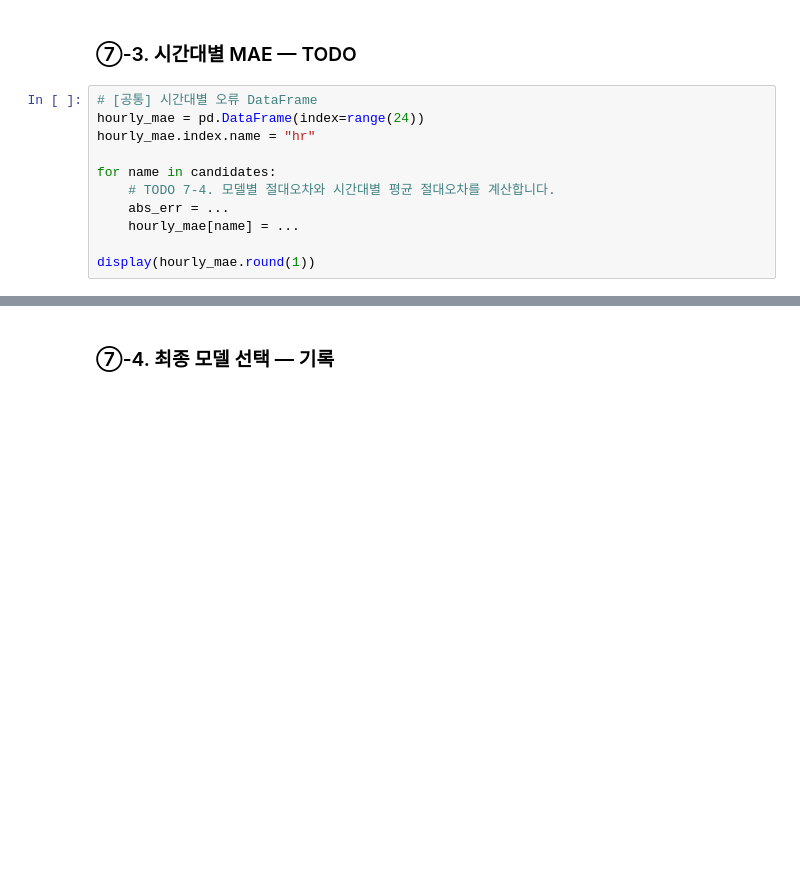
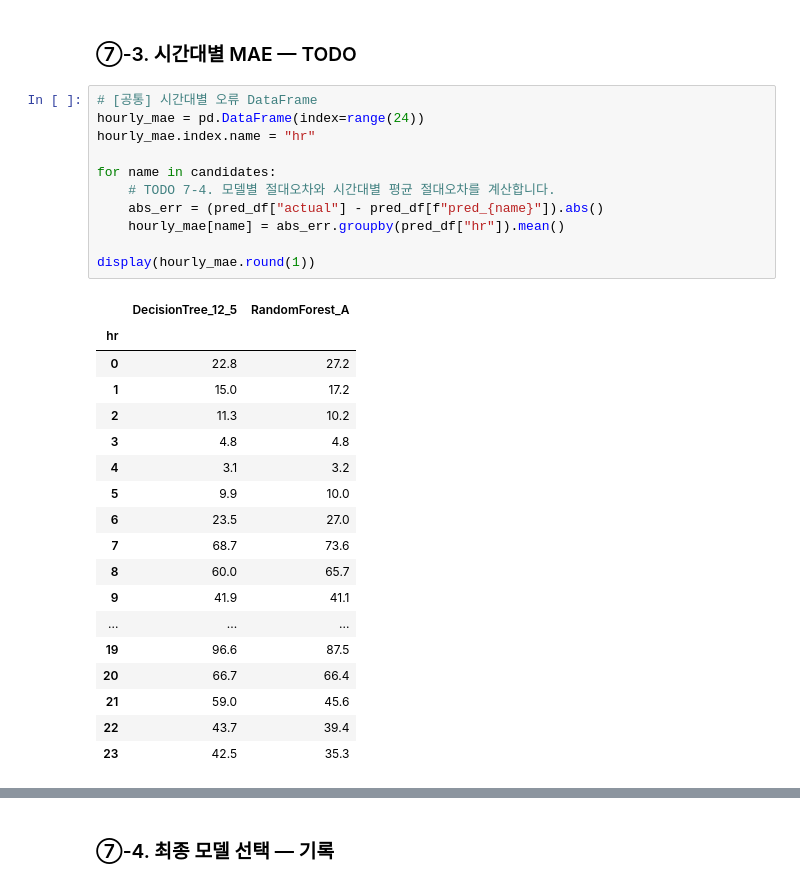
Before and after one commit to Kim-ms/ai-mini-projects, a Jupyter notebook: mini-project-01/code/01_regression_bike_demand.ipynb, the cells around one changed output, grey strips where cells are left out. Saved outputs shown, nothing was run; the diff lists cells and outputs as text; blank space fills up the shorter version.

```diff
--- a/mini-project-01/code/01_regression_bike_demand.ipynb
+++ b/mini-project-01/code/01_regression_bike_demand.ipynb
@@ -759,14 +796,33 @@ plt.show()
 # %%
 # [공통] 시간대별 오류 DataFrame
 hourly_mae = pd.DataFrame(index=range(24))
 hourly_mae.index.name = "hr"
 
 for name in candidates:
     # TODO 7-4. 모델별 절대오차와 시간대별 평균 절대오차를 계산합니다.
-    abs_err = ...
-    hourly_mae[name] = ...
+    abs_err = (pred_df["actual"] - pred_df[f"pred_{name}"]).abs()
+    hourly_mae[name] = abs_err.groupby(pred_df["hr"]).mean()
 
 display(hourly_mae.round(1))
+# %% [output]
+|  | DecisionTree_12_5 | RandomForest_A |
+| hr |  |  |
+| 0 | 22.8 | 27.2 |
+| 1 | 15.0 | 17.2 |
+| 2 | 11.3 | 10.2 |
+| 3 | 4.8 | 4.8 |
+| 4 | 3.1 | 3.2 |
+| 5 | 9.9 | 10.0 |
+| 6 | 23.5 | 27.0 |
+| 7 | 68.7 | 73.6 |
+| 8 | 60.0 | 65.7 |
+| 9 | 41.9 | 41.1 |
+| ... | ... | ... |
+| 19 | 96.6 | 87.5 |
+| 20 | 66.7 | 66.4 |
+| 21 | 59.0 | 45.6 |
+| 22 | 43.7 | 39.4 |
+| 23 | 42.5 | 35.3 |
 # %%
 # TODO 7-5. 후보 모델들의 시간대별 MAE를 막대그래프로 표현합니다.
 # 힌트: plt.bar(), hourly_mae
```
Also changed, not shown: parts of 9 cells of this notebook.
